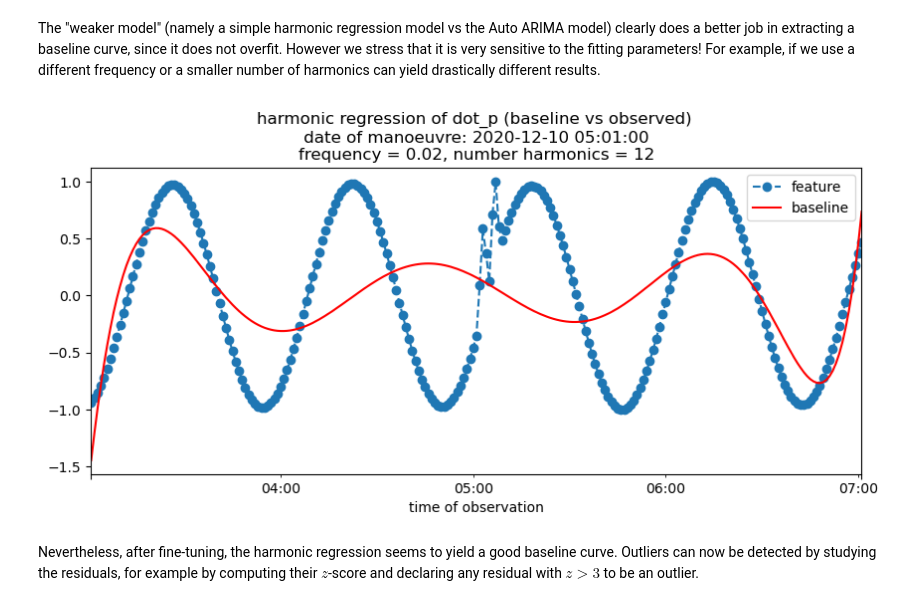
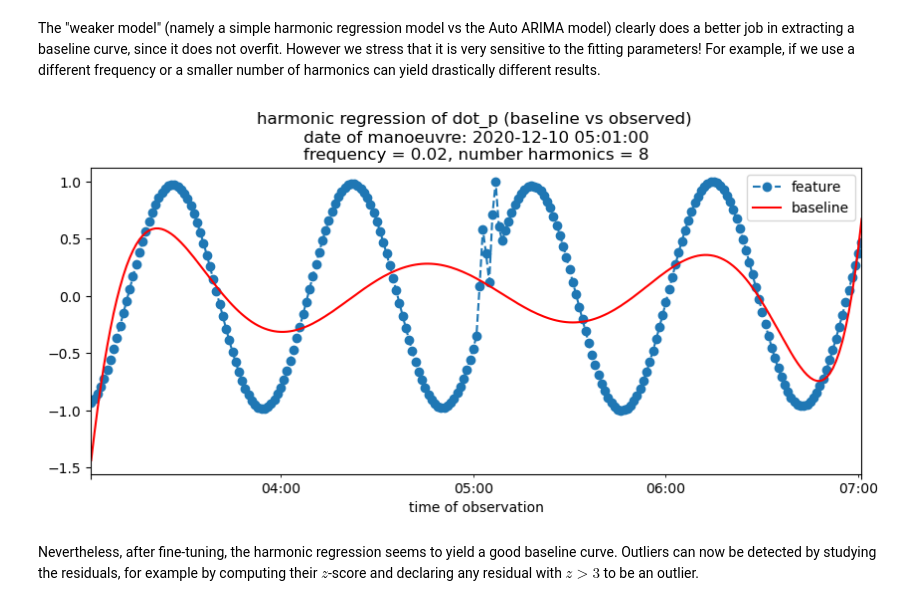
Before and after one commit to dHuberYoumans/DORIS, a Jupyter notebook: notebooks/finding_DORIS.ipynb, the cells around one changed output. Saved outputs shown, nothing was run; the diff lists cells and outputs as text; code cells hidden in the pictures.

```diff
--- a/notebooks/finding_DORIS.ipynb
+++ b/notebooks/finding_DORIS.ipynb
@@ -628,14 +602,16 @@ The "weaker model" (namely a simple harmonic regression model vs the Auto ARIMA
 # %%
 # CHANGING PARAMETERS OF HARMONIC REGRESSION
 
 # DATE OF MANOEUVRE
 man_date = str(mans6a2024.reset_index()['start'].iloc[4])
+n_harmonics = 8
+freq = 1/60
 
-feature, baseline, residuals = harmonic_reg(feature=dot_p,man_date=man_date,n_harmonics=8,freq=1/60.)
+feature, baseline, residuals = harmonic_reg(feature=dot_p,man_date=man_date,n_harmonics=n_harmonics,freq=freq)
 
-plot_harm_reg(feature=feature,baseline=baseline,residuals=residuals,man_date=man_date,plot_resid=False,figszie=(10,4))
+plot_harm_reg(feature=feature,baseline=baseline,residuals=residuals,man_date=man_date,plot_resid=False,figszie=(10,4),n_harmonics=n_harmonics,freq=freq)
 # %% [output]
-[figure, old version]
+[figure, new version]
 # %% [markdown]
 Nevertheless, after fine-tuning, the harmonic regression seems to yield a good baseline curve. Outliers can now be detected by studying the residuals, for example by computing their $z$-score and declaring any residual with $z > 3$ to be an outlier.
 # %%
```
Also changed, not shown: parts of 12 cells of this notebook.
